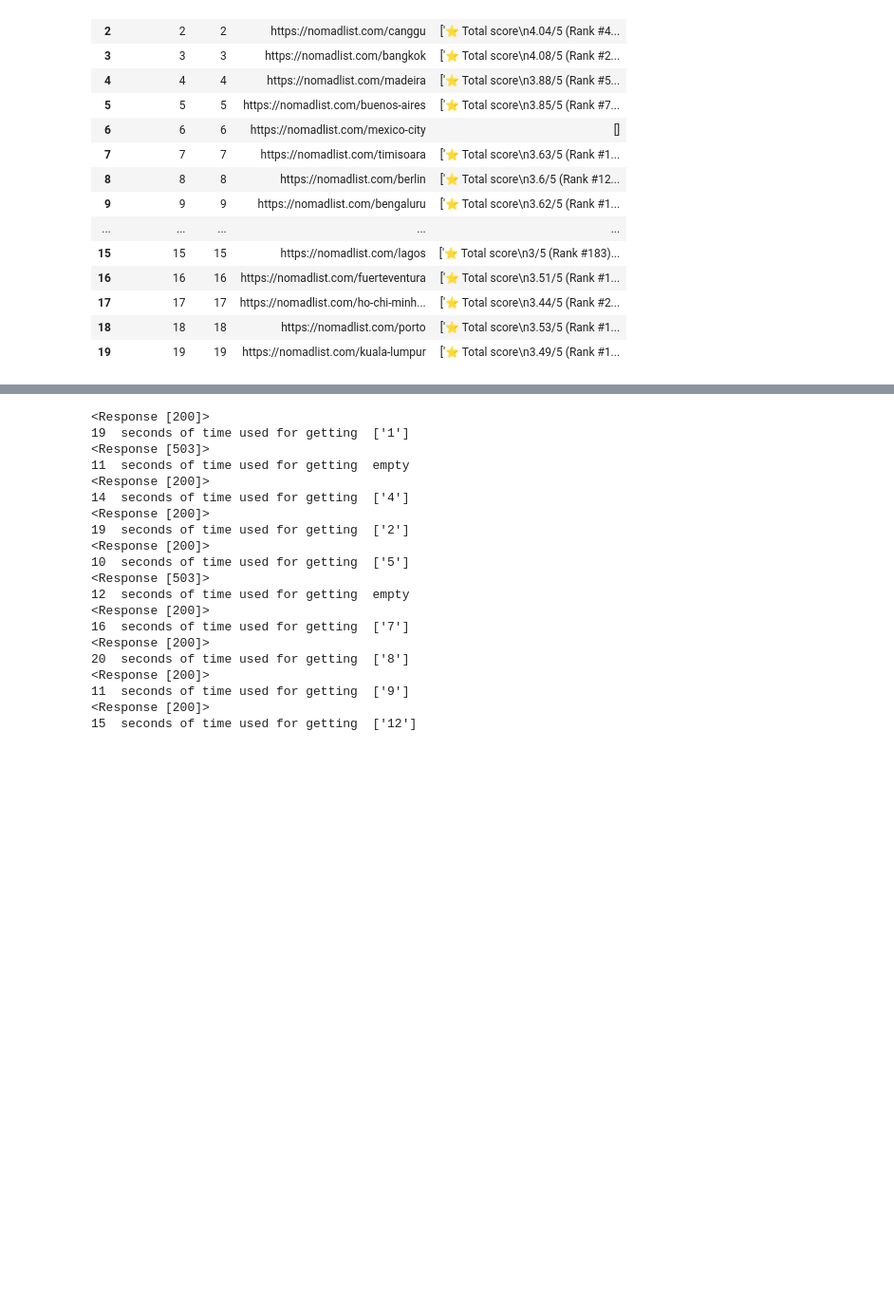
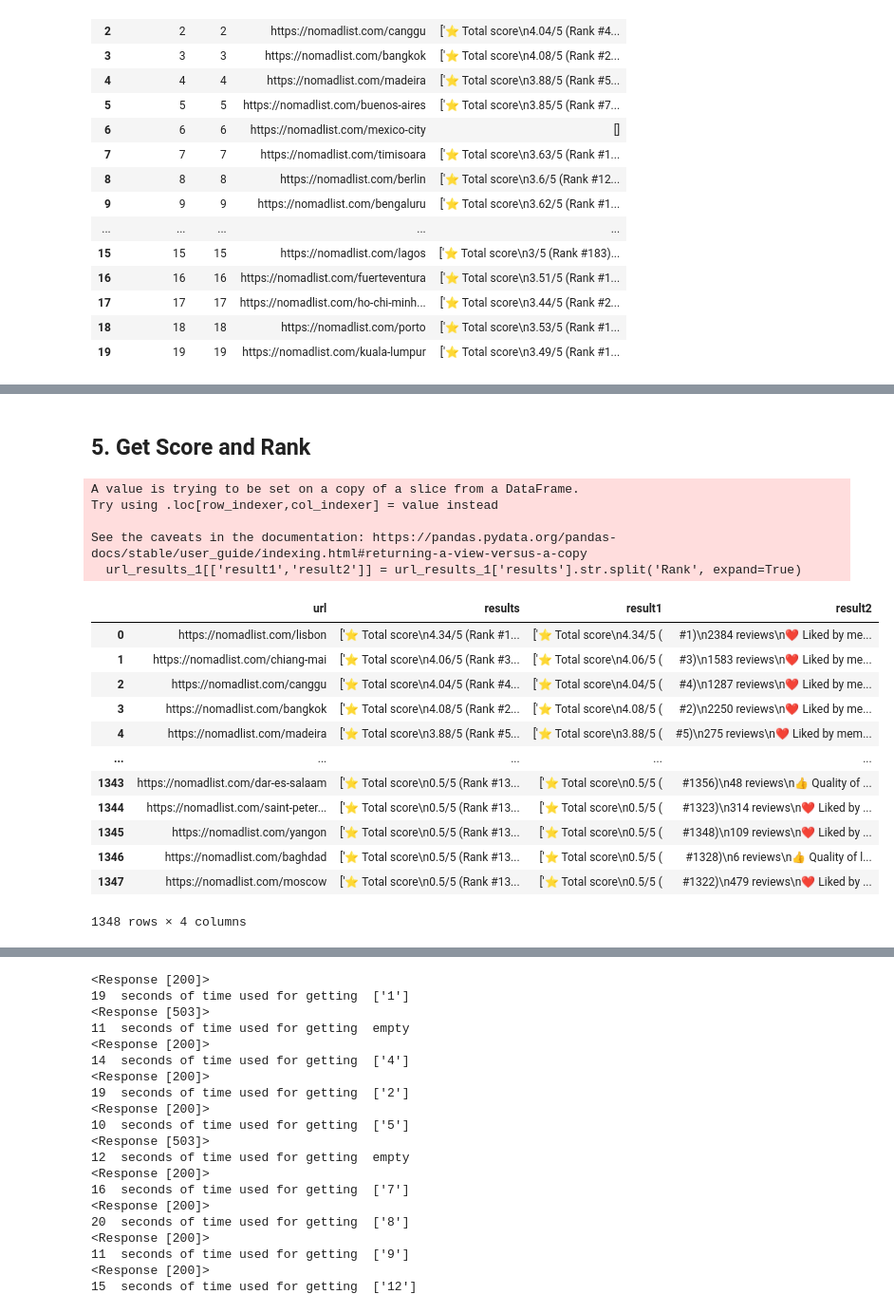
Before and after one commit to anacmqui/Project-4_WebScraping, a Jupyter notebook: EDA/webscraping-Ana.ipynb, the cells around one changed output, grey strips where cells are left out. Shown at 95% size. Cells and saved outputs as stored; diff of their text form; code cells hidden in the pictures; blank space fills up the shorter version.

```diff
--- a/EDA/webscraping-Ana.ipynb
+++ b/EDA/webscraping-Ana.ipynb
@@ -471,4 +455,26 @@ url_results[url_results['results'].apply(lambda x: len(x)) == 2]
+# %% [markdown]
+## 5. Get Score and Rank
 # %%
 #type(url_results['results'][0])
-url_results[['result1','result2']] = url_results['results'].str.split('Rank', expand=True)
+url_results_1[['result1','result2']] = url_results_1['results'].str.split('Rank', expand=True)
+url_results_1
+# %% [output]
+A value is trying to be set on a copy of a slice from a DataFrame.
+Try using .loc[row_indexer,col_indexer] = value instead
+
+See the caveats in the documentation: https://pandas.pydata.org/pandas-docs/stable/user_guide/indexing.html#returning-a-view-versus-a-copy
+  url_results_1[['result1','result2']] = url_results_1['results'].str.split('Rank', expand=True)
+|  | url | results | result1 | result2 |
+| 0 | https://nomadlist.com/lisbon | ['⭐️ Total score\n4.34/5 (Rank #1... | ['⭐️ Total score\n4.34/5 ( | #1)\n2384 reviews\n❤️ Liked by me... |
+| 1 | https://nomadlist.com/chiang-mai | ['⭐️ Total score\n4.06/5 (Rank #3... | ['⭐️ Total score\n4.06/5 ( | #3)\n1583 reviews\n❤️ Liked by me... |
+| 2 | https://nomadlist.com/canggu | ['⭐️ Total score\n4.04/5 (Rank #4... | ['⭐️ Total score\n4.04/5 ( | #4)\n1287 reviews\n❤️ Liked by me... |
+| 3 | https://nomadlist.com/bangkok | ['⭐️ Total score\n4.08/5 (Rank #2... | ['⭐️ Total score\n4.08/5 ( | #2)\n2250 reviews\n❤️ Liked by me... |
+| 4 | https://nomadlist.com/madeira | ['⭐️ Total score\n3.88/5 (Rank #5... | ['⭐️ Total score\n3.88/5 ( | #5)\n275 reviews\n❤️ Liked by mem... |
+| ... | ... | ... | ... | ... |
+| 1343 | https://nomadlist.com/dar-es-salaam | ['⭐️ Total score\n0.5/5 (Rank #13... | ['⭐️ Total score\n0.5/5 ( | #1356)\n48 reviews\n👍 Quality of ... |
+| 1344 | https://nomadlist.com/saint-peter... | ['⭐️ Total score\n0.5/5 (Rank #13... | ['⭐️ Total score\n0.5/5 ( | #1323)\n314 reviews\n❤️ Liked by ... |
+| 1345 | https://nomadlist.com/yangon | ['⭐️ Total score\n0.5/5 (Rank #13... | ['⭐️ Total score\n0.5/5 ( | #1348)\n109 reviews\n❤️ Liked by ... |
+| 1346 | https://nomadlist.com/baghdad | ['⭐️ Total score\n0.5/5 (Rank #13... | ['⭐️ Total score\n0.5/5 ( | #1328)\n6 reviews\n👍 Quality of l... |
+| 1347 | https://nomadlist.com/moscow | ['⭐️ Total score\n0.5/5 (Rank #13... | ['⭐️ Total score\n0.5/5 ( | #1322)\n479 reviews\n❤️ Liked by ... |
+1348 rows × 4 columns
 # %%
```
Also changed, not shown: parts of 25 cells of this notebook, 2 other files.
